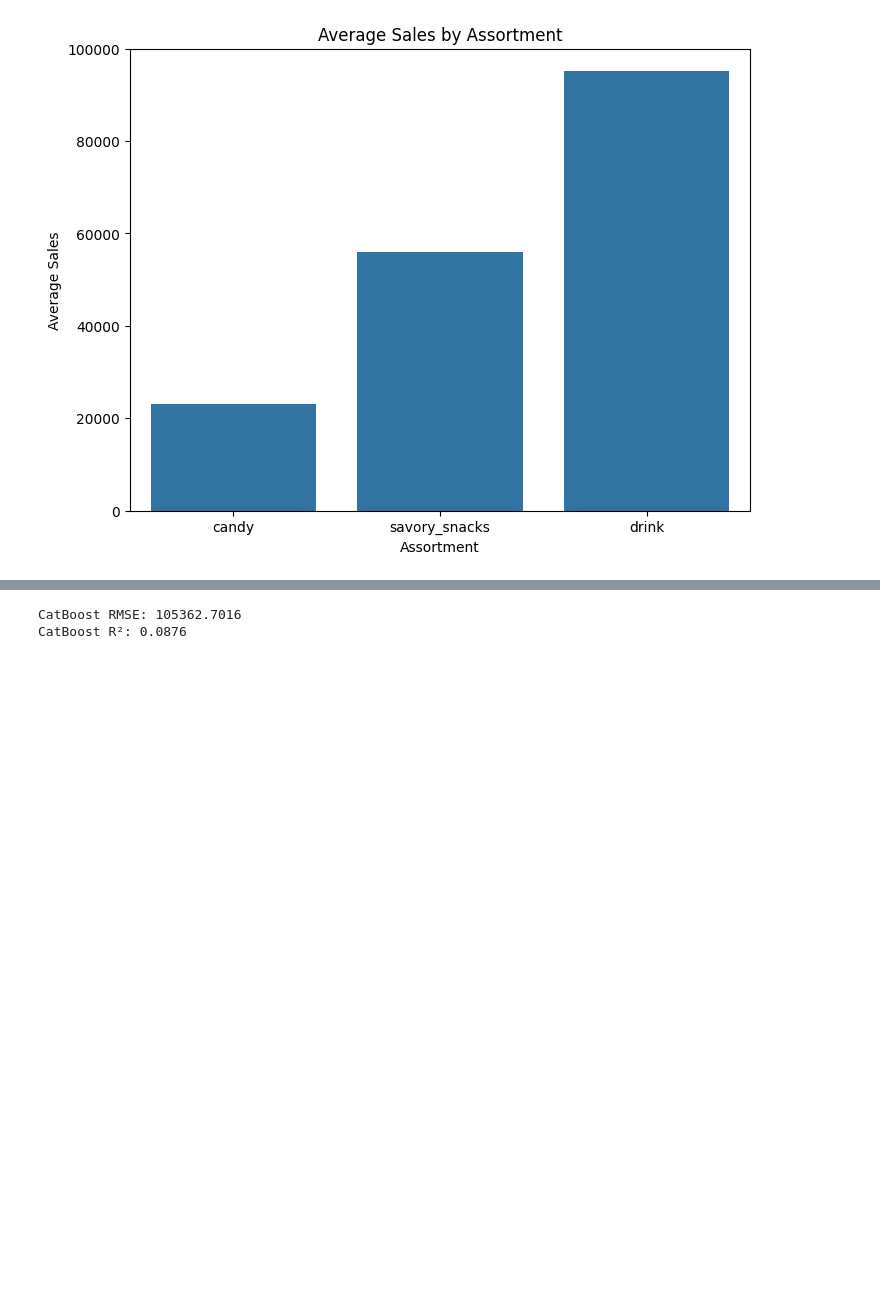
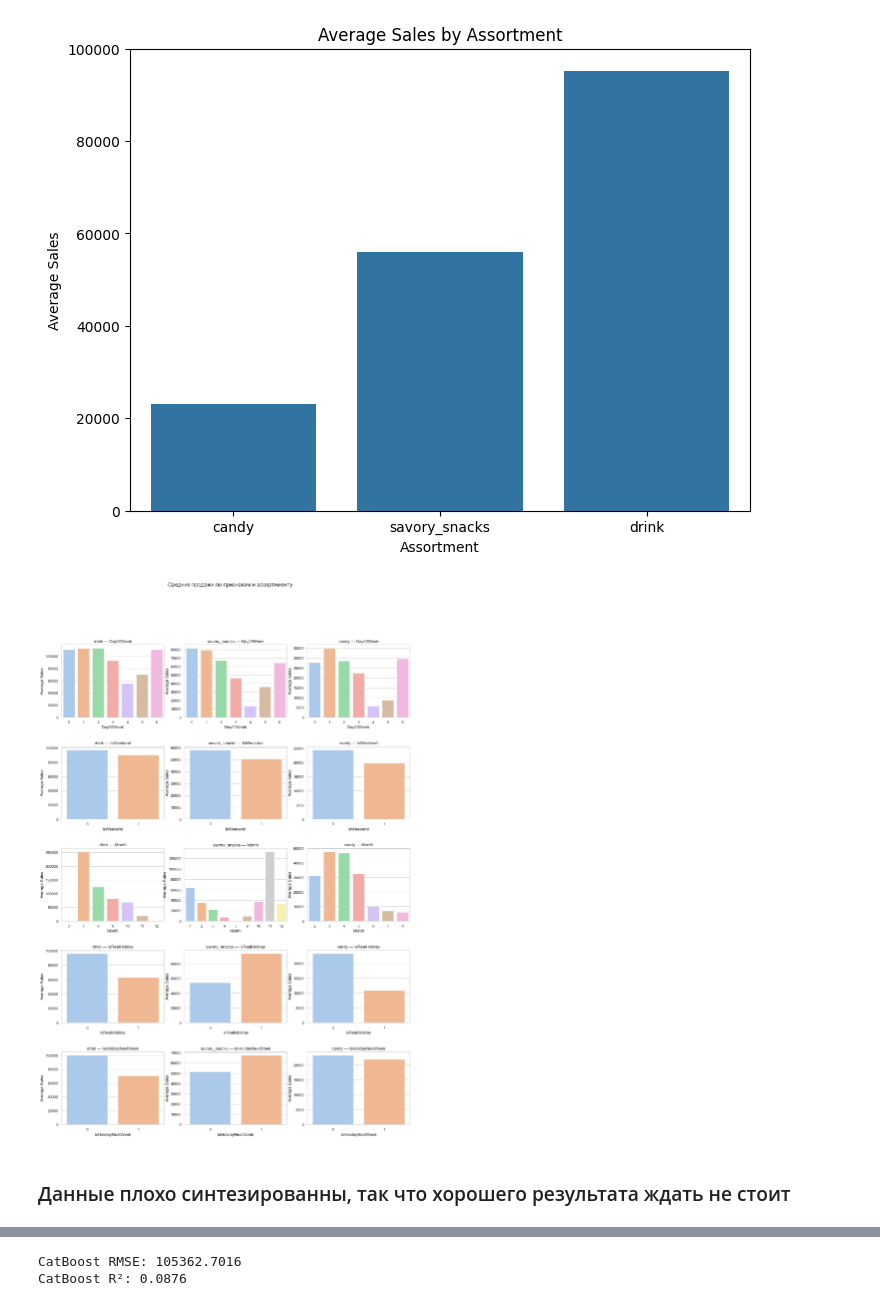
Before and after one commit to cndfdv/sbor_data_pfur, a Jupyter notebook: lab_3/one_more/main.ipynb, the cells around one changed output, grey strips where cells are left out. Drawn from its saved outputs; the diff is of its cells as text; code cells hidden in the pictures; blank space fills up the shorter version.

```diff
--- a/lab_3/one_more/main.ipynb
+++ b/lab_3/one_more/main.ipynb
@@ -17,5 +23,5 @@ from torch.utils.data import TensorDataset, DataLoader
 # %%
-data = pd.read_csv("sales_assortments.csv")
+data = pd.read_csv("sales_assortments.csv", index_col="Index")
 # %%
 data.sample(5)
 # %% [output]
@@ -145,3 +161,36 @@ plt.xlabel("Assortment")
 plt.show()
 # %% [output]
 [figure]
+# %%
+features = ["DayOfWeek", "IsWeekend", "Month", "IsRealHoliday", "IsHolidayNextWeek"]
+
+sns.set(style="whitegrid")
+fig, axes = plt.subplots(nrows=len(features), ncols=3, figsize=(18, 25))
+plt.subplots_adjust(hspace=0.4)
+
+for i, feature in enumerate(features):
+    for j, assortment in enumerate(data["Assortment"].unique()):
+        ax = axes[i, j]
+        subset = data[data["Assortment"] == assortment]
+
+        sns.barplot(
+            data=subset,
+            x=feature,
+            y="Sales",
+            hue=feature,
+            dodge=False,
+            legend=False,
+            errorbar=None,
+            palette="pastel",
+            ax=ax,
+        )
+        ax.set_title(f"{assortment} — {feature}", fontsize=12)
+        ax.set_xlabel(feature)
+        ax.set_ylabel("Average Sales")
+
+plt.suptitle("Средние продажи по признакам и ассортименту", fontsize=16)
+plt.show()
+# %% [output]
+[figure, added]
+# %% [markdown]
+### Данные плохо синтезированны, так что хорошего результата ждать не стоит
```
Also changed, not shown: parts of 23 cells of this notebook, 1 other file.
